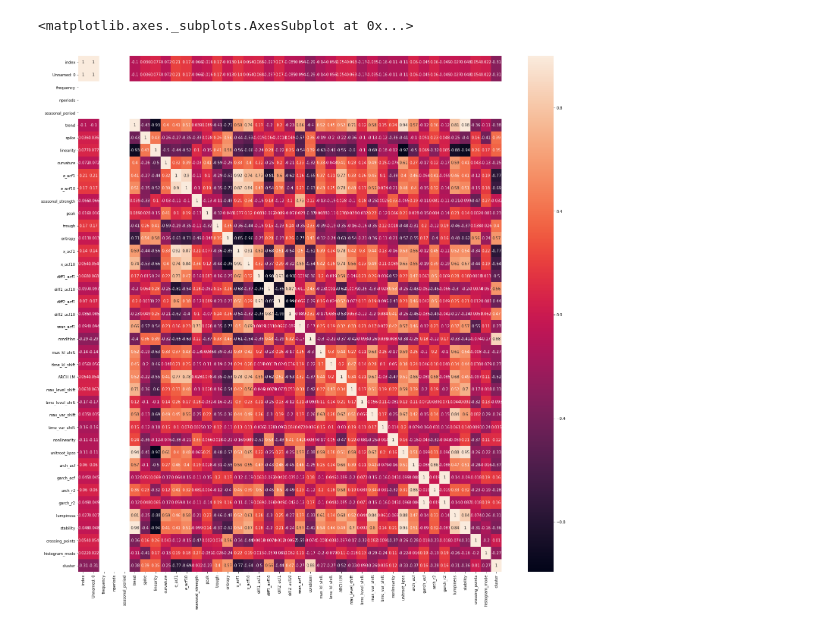
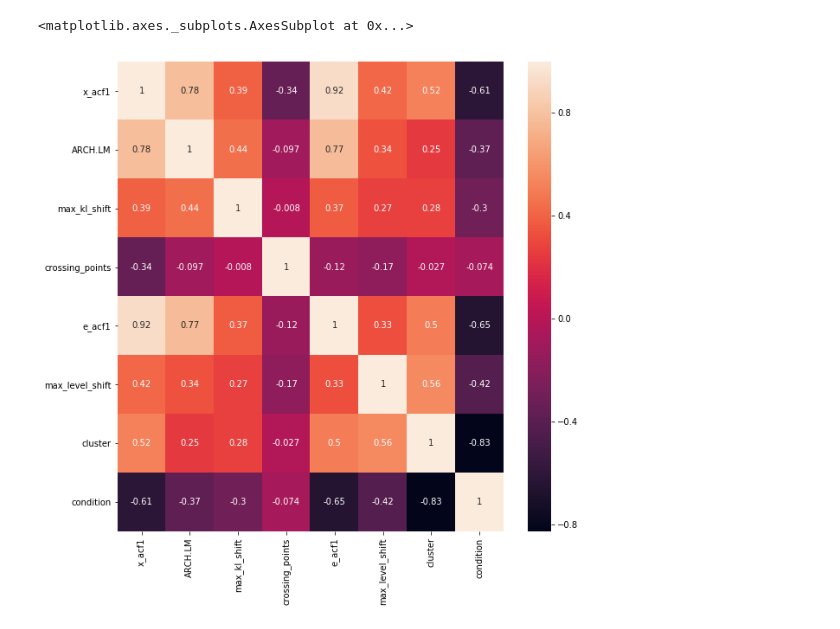
Before and after one commit to matthiasboeker/Shizophrenia_Depression_Project-, a Jupyter notebook: Notebooks/PCA _Cluster_Analysis_TS_Features.ipynb, the cells around one changed output. Cells and saved outputs as stored; diff of their text form; code cells hidden in the pictures.

```diff
--- a/Notebooks/PCA _Cluster_Analysis_TS_Features.ipynb
+++ b/Notebooks/PCA _Cluster_Analysis_TS_Features.ipynb
@@ -84,0 +133,16 @@ for x, y, c, m in zip(principalDf['principal component 1'], principalDf['princip
+# %%
+from sklearn.preprocessing import StandardScaler
+X_c = ts_features_c.drop([ 'frequency', 'Unnamed: 0','nperiods','seasonal_period','condition' ], axis=1)
+y_c = ts_features_c['condition']
+names = X_c.columns.values
+scaler = StandardScaler()
+X_c = pd.DataFrame(scaler.fit_transform(X_c), columns= names)
+# %%
+## Analyse the control dataset for subclusters
+from sklearn.cluster import KMeans
+principalComponents_all = pca.fit_transform(X_c)
+principalDf_c = pd.DataFrame(data = principalComponents_all
+             , columns = ['principal component 1', 'principal component 2'])
+kmeans = KMeans(n_clusters=3, init='k-means++', max_iter=300, n_init=10, random_state=0)
+kmeans_res = kmeans.fit_predict(principalDf_c)
+principalDf_c['cluster'] = kmeans_res+1
@@ -84,0 +160,5 @@ for x, y, c, m in zip(principalDf['principal component 1'], principalDf['princip
+# %%
+## Combining both results
+principalDf['cluster'] = 0
+binn = principalDf_c['cluster'].copy()
+principalDf['cluster'].iloc[:len(principalDf_c)] = binn
@@ -103,14 +184,17 @@ ts_features_p.loc[np.array(principalDf[principalDf['cluster']>2].index)-32]
+# %%
+X['cluster'] = principalDf['cluster']
+X['condition'] = ts_features['condition']
 # %%
 ## Check on linear dependencies between features
-ts_features['cluster'] = principalDf['cluster']
+
 import seaborn as sns
-corr = ts_features.corr()
-fig, ax = plt.subplots(figsize=(25,25))
+corr = pd.DataFrame(X).corr()
+fig, ax = plt.subplots(figsize=(10,10))
 sns.heatmap(corr,
         xticklabels=corr.columns,yticklabels=corr.columns, annot=True)
 # %% [output]
 <matplotlib.axes._subplots.AxesSubplot at 0x...>
-[figure, old version]
+[figure, new version]
 # %%
 ## spikeness,e_acf1, e_acf10, entropy, x_acf1, x_acf10 have the highest correlation towards clusters and condition
 ## observation: trend is highly correlated with seas_acf and x_acf1/10 and neg. corr. entropy
```
Also changed, not shown: parts of 53 cells of this notebook.
